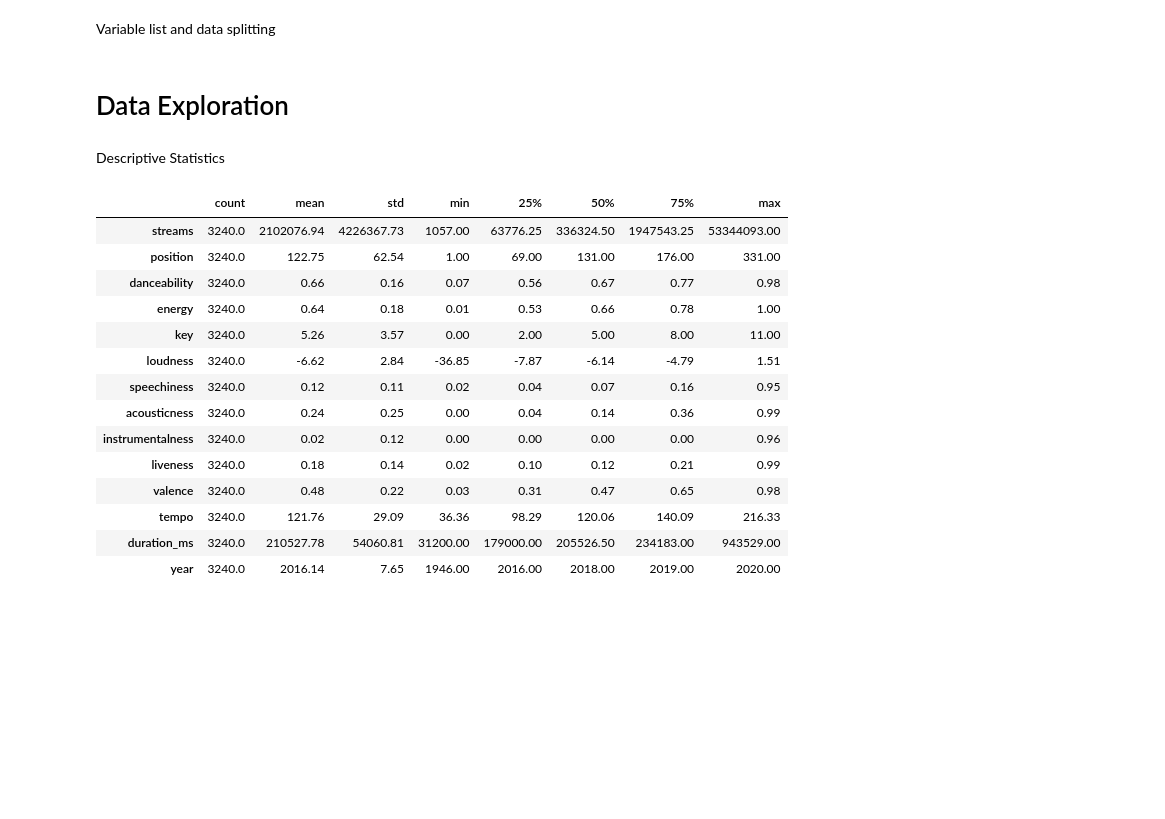
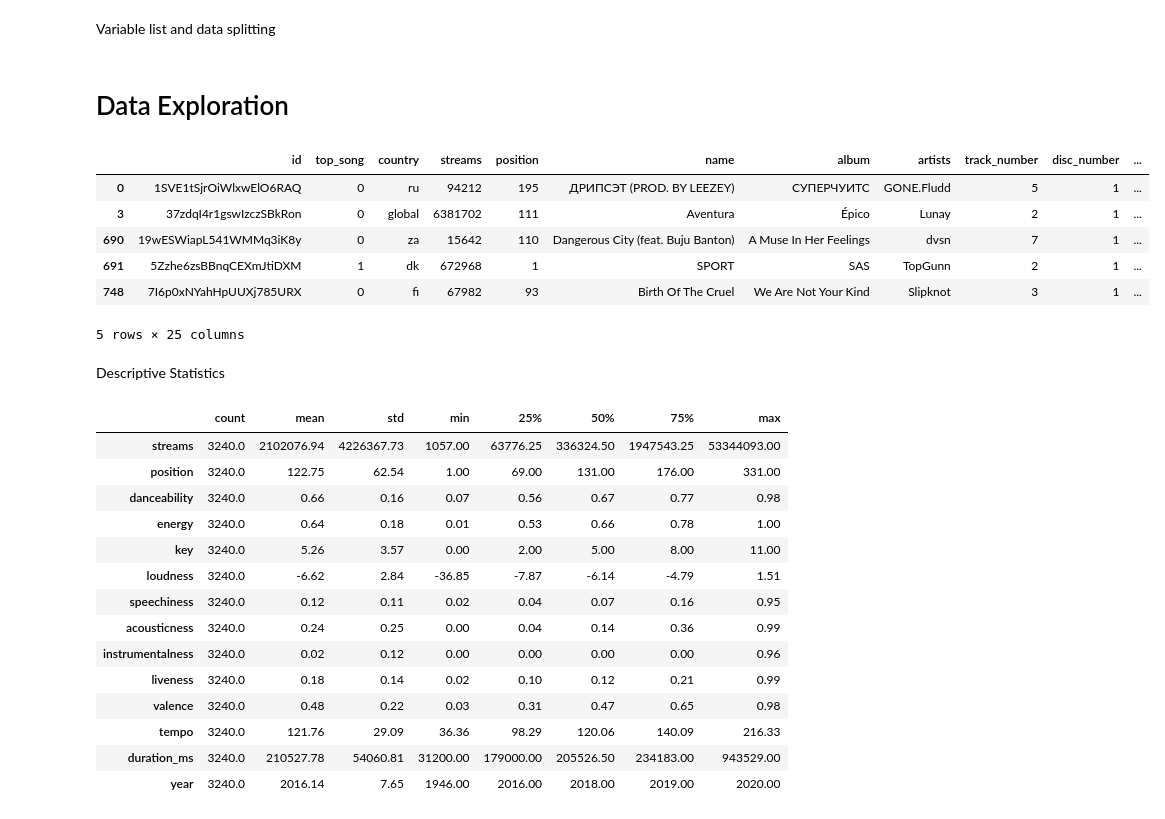
Before and after one commit to SvenWeiss-HDM/Classification, a Jupyter notebook: Dataexploration.ipynb, the cells around one changed output. Cells and saved outputs as stored; diff of their text form; code cells hidden in the pictures; blank space fills up the shorter version.

```diff
--- a/Dataexploration.ipynb
+++ b/Dataexploration.ipynb
@@ -208,6 +242,16 @@ df_train = pd.DataFrame(X_train.copy())
 df_train = df_train.join(pd.DataFrame(y_train))
 # %% [markdown]
 # Data Exploration
+# %%
+df_merged.head()
+# %% [output]
+|  | id | top_song | country | streams | position | name | album | artists | track_number | disc_number | ... |
+| 0 | 1SVE1tSjrOiWlxwElO6RAQ | 0 | ru | 94212 | 195 | ДРИПСЭТ (PROD. BY LEEZEY) | СУПЕРЧУИТС | GONE.Fludd | 5 | 1 | ... |
+| 3 | 37zdqI4r1gswIzczSBkRon | 0 | global | 6381702 | 111 | Aventura | Épico | Lunay | 2 | 1 | ... |
+| 690 | 19wESWiapL541WMMq3iK8y | 0 | za | 15642 | 110 | Dangerous City (feat. Buju Banton) | A Muse In Her Feelings | dvsn | 7 | 1 | ... |
+| 691 | 5Zzhe6zsBBnqCEXmJtiDXM | 1 | dk | 672968 | 1 | SPORT | SAS | TopGunn | 2 | 1 | ... |
+| 748 | 7I6p0xNYahHpUUXj785URX | 0 | fi | 67982 | 93 | Birth Of The Cruel | We Are Not Your Kind | Slipknot | 3 | 1 | ... |
+5 rows × 25 columns
 # %%
 df_explore = df_train.copy()
 
```
Also changed, not shown: parts of 6 cells of this notebook.
